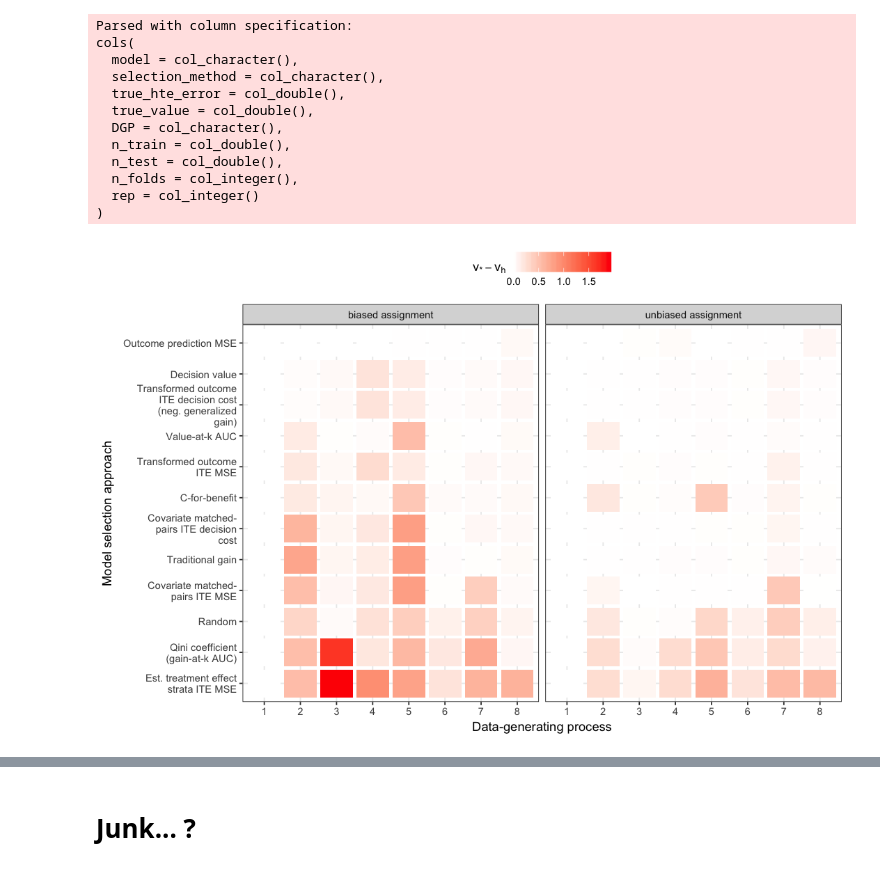
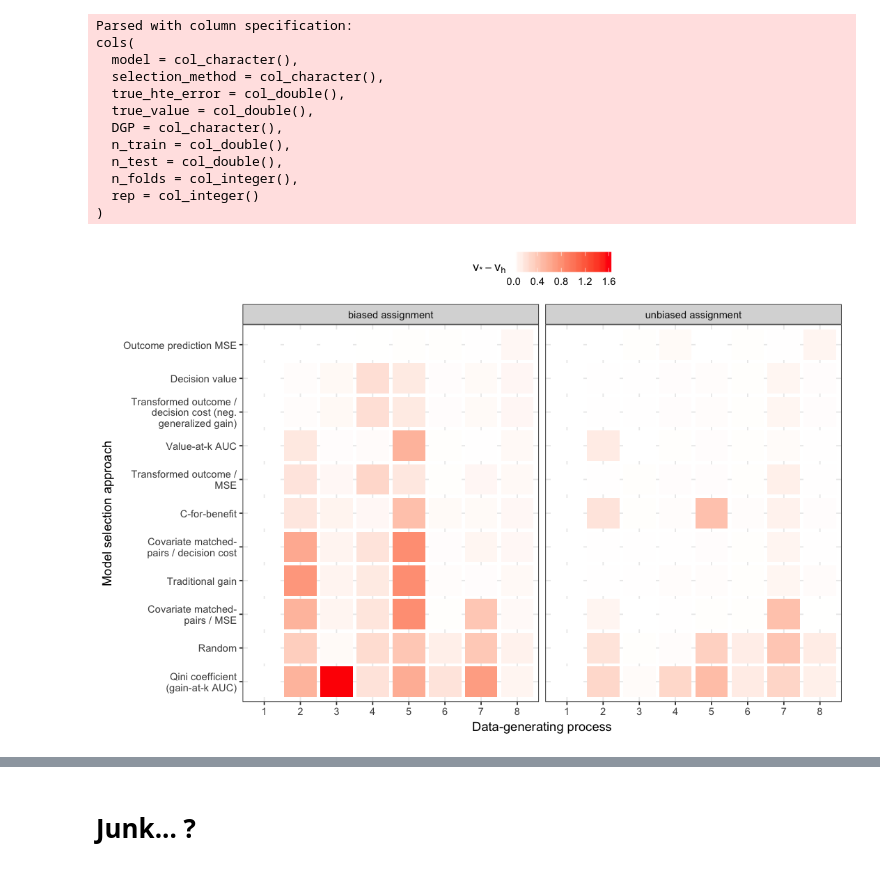
Before and after one commit to som-shahlab/ITE-model-selection, a Jupyter notebook: analyze-experiments.ipynb, the cells around one changed output, grey strips where cells are left out. Drawn from its saved outputs; the diff is of its cells as text; code cells hidden in the pictures.

```diff
--- a/analyze-experiments.ipynb
+++ b/analyze-experiments.ipynb
@@ -25,19 +43,19 @@ cols(
 # %%
 method_renames = c(
     'random' = "Random",
-    'match_mse'= "Covariate matched-pairs ITE MSE",
-    'trans_mse'= "Transformed outcome ITE MSE",
-    'trans_mse_est_prop'= "Transformed outcome ITE MSE with estimated propensity",
-    'match_decision' = "Covariate matched-pairs ITE decision cost",
-    'trans_decision'= "Transformed outcome ITE decision cost (neg. generalized gain)",
-    'trans_decision_est_prop'= "Transformed outcome ITE decision cost (neg. generalized gain) with estimated propensity",
+    'match_mse'= "Covariate matched-pairs / MSE",
+    'trans_mse'= "Transformed outcome / MSE",
+    'trans_mse_est_prop'= "Transformed outcome / MSE with estimated propensity",
+    'match_decision' = "Covariate matched-pairs / decision cost",
+    'trans_decision'= "Transformed outcome / decision cost (neg. generalized gain)",
+    'trans_decision_est_prop'= "Transformed outcome / decision cost (neg. generalized gain) with estimated propensity",
     'gain' = "Traditional gain",
     'value'= "Decision value",
     'value_est_prop'= "Decision value with estimated propensity",
     'c_benefit' = "C-for-benefit",
     'qini'= "Qini coefficient (gain-at-k AUC)",
     'value_auc'= 'Value-at-k AUC',
-    'est_te_strata' = "Est. treatment effect strata ITE MSE",
+    'est_te_strata' = "Est. treatment effect strata / MSE",
     'prediction_error'= "Outcome prediction MSE",
     'oracle_selector_true_value' = "v",
     "oracle_selector_true_hte_error" = "tmse",
@@ -57,6 +75,7 @@ no_prop_methods = c("random", "match_mse", "match_decision", "gain", "c_benefit"
 options(repr.plot.width=9, repr.plot.height=6)
 
 rank_plot_data = results %>%
+    filter(selection_method != "est_te_strata") %>%
     mutate(assignment = ifelse(str_detect(DGP, "biased"), "biased assignment", "unbiased assignment")) %>%
     mutate(DGP = str_replace(DGP, "biased_", "")) %>%
     mutate(DGP = str_replace(DGP, "scenario_", "")) %>%
@@ -70,34 +89,34 @@ rank_plot_data = results %>%
     group_by(DGP, assignment, n_folds, selection_method) %>% # now average over reps within each method
     summarize(mean_value = mean(rel_true_value, na.rm=T), mean_tmse = mean(rel_true_hte_error, na.rm=T)) %>%
     ungroup() %>%
     filter(!str_detect(selection_method, "oracle")) %>%
     group_by(DGP, assignment, n_folds) %>%
     mutate(rank_value = rank(mean_value), rank_tmse = rank(mean_tmse)) %>%
     mutate(best_value = ifelse(rank_value==1, 1, NA), best_tmse=ifelse(rank_tmse==1, 1, NA)) %>%
     ungroup()
 
 method_order = rank_plot_data %>%
     group_by(selection_method) %>%
     summarize(mean_rank = mean(mean_value)) %>%
     arrange(-mean_rank) %>%
     pull(selection_method)
 
 rank_plot_data %>%
     filter(n_folds == 5) %>%
     mutate(selection_method = factor(selection_method, levels=method_order)) %>%
 ggplot(aes(x=DGP, y=selection_method, fill=mean_value)) +
     geom_tile(size=1, height=0.9, width=0.9) +
 #     scale_color_manual(guide=F, values=c(NA,"black")) +
     scale_fill_gradient(name=expression(v[plain("*")] - v[h]), low="white", high="red") +
     facet_grid(~assignment) +
     theme_bw() +
     scale_y_discrete(labels=method_renames) +
     xlab("Data-generating process") +
     ylab("Model selection approach") +
     theme(legend.position="top")
 ggsave("paper/figures/value-sim-comparison.png", units="in", width=9, height=6)
 # %% [output]
-[figure, old version]
+[figure, new version]
 # %%
 method_order = rank_plot_data %>%
     group_by(selection_method) %>%
```
Also changed, not shown: parts of 2 cells of this notebook, 13 other files.
